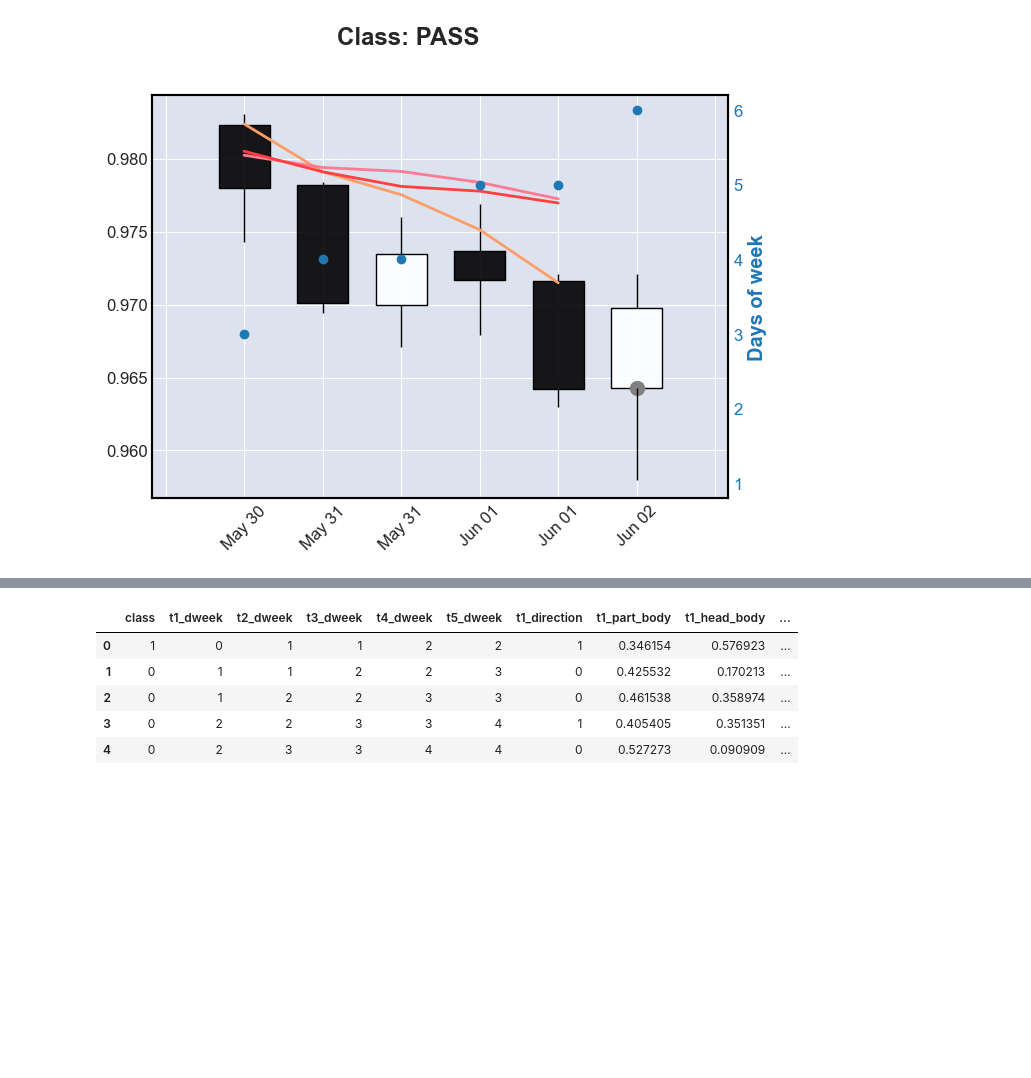
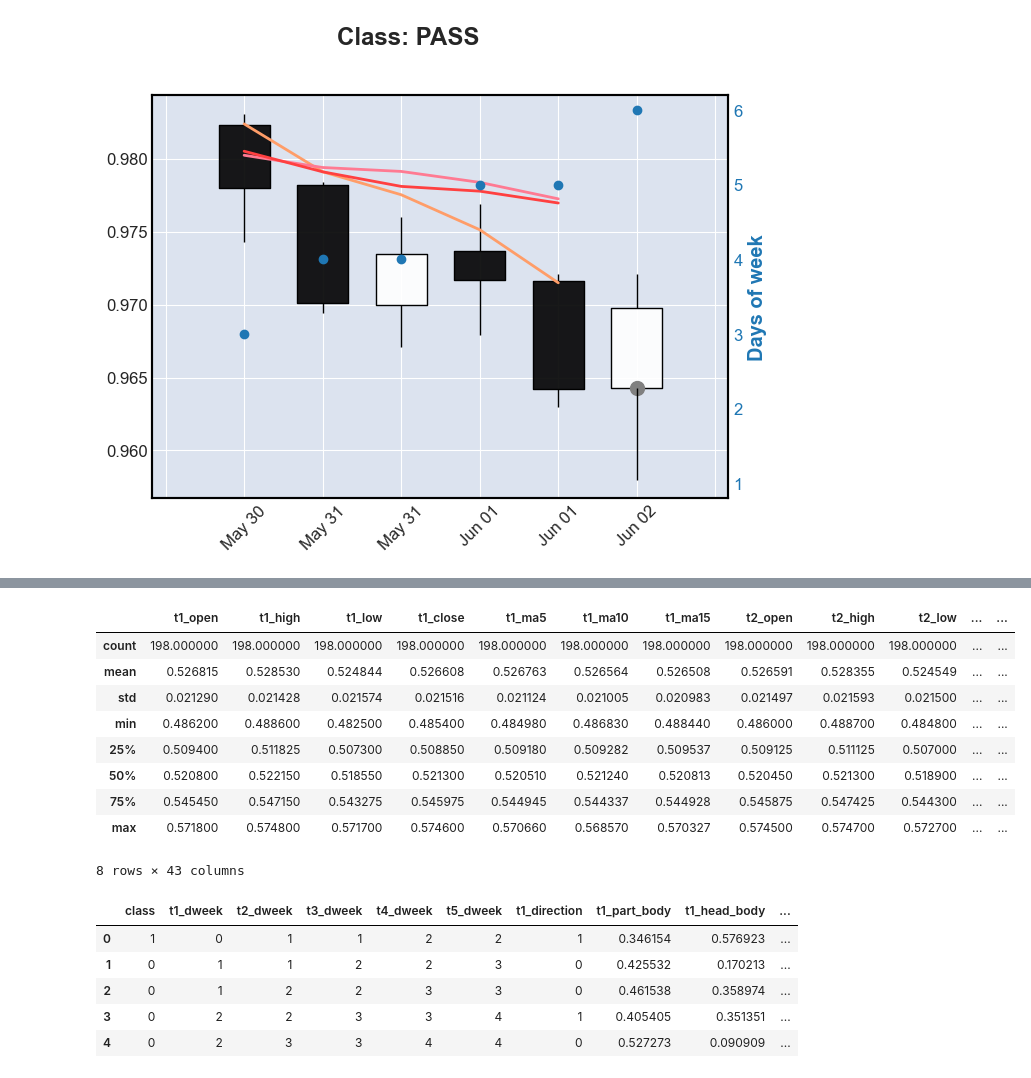
Before and after one commit to emazurenko/otus-ml-professional, a Jupyter notebook: projectwork/projectwork.ipynb, the cells around one changed output, grey strips where cells are left out. Drawn from its saved outputs; the diff is of its cells as text; code cells hidden in the pictures; blank space fills up the shorter version.

```diff
--- a/projectwork/projectwork.ipynb
+++ b/projectwork/projectwork.ipynb
@@ -191,0 +192,13 @@ TypeError: print_combination() got an unexpected keyword argument 'need_save'
+# %%
+marked_data.describe()
+# %% [output]
+|  | t1_open | t1_high | t1_low | t1_close | t1_ma5 | t1_ma10 | t1_ma15 | t2_open | t2_high | t2_low | ... | ... |
+| count | 198.000000 | 198.000000 | 198.000000 | 198.000000 | 198.000000 | 198.000000 | 198.000000 | 198.000000 | 198.000000 | 198.000000 | ... | ... |
+| mean | 0.526815 | 0.528530 | 0.524844 | 0.526608 | 0.526763 | 0.526564 | 0.526508 | 0.526591 | 0.528355 | 0.524549 | ... | ... |
+| std | 0.021290 | 0.021428 | 0.021574 | 0.021516 | 0.021124 | 0.021005 | 0.020983 | 0.021497 | 0.021593 | 0.021500 | ... | ... |
+| min | 0.486200 | 0.488600 | 0.482500 | 0.485400 | 0.484980 | 0.486830 | 0.488440 | 0.486000 | 0.488700 | 0.484800 | ... | ... |
+| 25% | 0.509400 | 0.511825 | 0.507300 | 0.508850 | 0.509180 | 0.509282 | 0.509537 | 0.509125 | 0.511125 | 0.507000 | ... | ... |
+| 50% | 0.520800 | 0.522150 | 0.518550 | 0.521300 | 0.520510 | 0.521240 | 0.520813 | 0.520450 | 0.521300 | 0.518900 | ... | ... |
+| 75% | 0.545450 | 0.547150 | 0.543275 | 0.545975 | 0.544945 | 0.544337 | 0.544928 | 0.545875 | 0.547425 | 0.544300 | ... | ... |
+| max | 0.571800 | 0.574800 | 0.571700 | 0.574600 | 0.570660 | 0.568570 | 0.570327 | 0.574500 | 0.574700 | 0.572700 | ... | ... |
+8 rows × 43 columns
```
Also changed, not shown: parts of 8 cells of this notebook, 1 other file.
